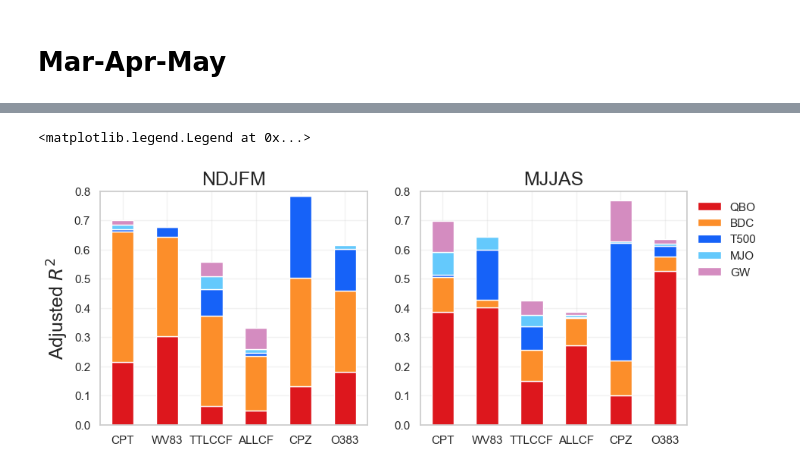
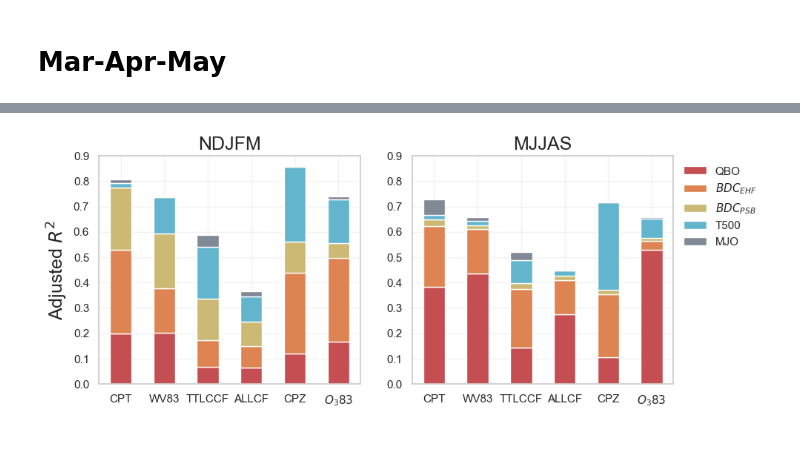
Before and after one commit to AodhanSweeney/TTLVariability, a Jupyter notebook: MLR_15NS_2seasons.ipynb, the cells around one changed output, grey strips where cells are left out. Drawn from its saved outputs; the diff is of its cells as text; code cells hidden in the pictures; blank space fills up the shorter version.

```diff
--- a/MLR_15NS_2seasons.ipynb
+++ b/MLR_15NS_2seasons.ipynb
@@ -398,6 +443,6 @@ gw_cal = np.reshape(gw_pe, (16,12))
 # %%
 # Targets
-cf_bw = season_finder(ttl_cirrus_cf_cal,0,1,2,10,11)[3:]
+cf_bw = season_finder(ttl_cirrus_cf_cal, 0,1,2,10,11)[3:]
 allcf_bw = season_finder(allcfTCF_cal, 0,1,2,10,11)[3:]
 cpt_bw = season_finder(cpt_cal, 0,1,2,10,11)[3:]
 cpz_bw = season_finder(cpz_cal, 0,1,2,10,11)[3:]
@@ -409,13 +454,17 @@ mjo_bw = season_finder(mjo_cal, 0,1,2,10,11)[3:]
 enso_bw = season_finder(enso_cal, 0,1,2,10,11)[3:]
 qbo_bw = season_finder(qbo_cal, 0,1,2,10,11)[3:]
 bdc_bw = season_finder(bdc_cal, 0,1,2,10,11)[3:]
-gw_bw = season_finder(gw_cal, 0,1,2,10,11)[3:]
+up100_bw = season_finder(UP100_cal, 0,1,2,10,11)[3:]
+rawup100_bw = season_finder(rawUP100_cal, 0,1,2,10,11)[3:]
 
-predictors_and_target_original = [cpt_bw, cpz_bw, wv_bw, cf_bw, allcf_bw, qbo_bw, enso_bw, mjo_bw, bdc_bw, gw_bw, o3_bw]
+
+
+
+predictors_and_target_original = [cpt_bw, cpz_bw, wv_bw, cf_bw, allcf_bw, o3_bw, qbo_bw, bdc_bw, up100_bw, enso_bw, mjo_bw, rawup100_bw]
 predictors_and_target = [predictors_and_target_original[i]/np.nanstd(predictors_and_target_original[i]) for i in range(len(predictors_and_target_original))]
 predictors_and_target_df = pd.DataFrame(np.transpose(predictors_and_target),
-                                        columns=['CPT','CPZ', 'WV82', 'TTLCCF', 'ALLCF', 'QBO', 'T500',
-                                                 'MJO', 'BDC', 'GW', 'O383'])
+                                        columns=['CPT','CPZ', 'WV83', 'TTLCCF', 'ALLCF', '$O_{3}83$',
+                                                'QBO', '$BDC_{EHF}$', '$BDC_{PSB}$', 'T500', 'MJO', '100 hPa \nUpwelling'])
 
 # Create Correlation and Siginficance Matrices
 corr_matrix = correlation_matrix_creator(predictors_and_target_df)
@@ -424,10 +473,10 @@ corr_matrix = correlation_matrix_creator(predictors_and_target_df)
 heatmap = corr_matrix_plotter(corr_matrix)
 
 # Create Linear Regression Models
-X = predictors_and_target_df[['QBO', 'BDC', 'T500']]
+X = predictors_and_target_df[['QBO', 'MJO', 'T500']]
 Y1 = predictors_and_target_df['CPT']
 Y2 = predictors_and_target_df['TTLCCF']
-Y3 = predictors_and_target_df['WV82']
+Y3 = predictors_and_target_df['WV83']
 Y4 = predictors_and_target_df['ALLCF']
 Y5 = predictors_and_target_df['CPZ']
 lr_table(X, Y1, Y2, Y3, Y4, Y5)
@@ -517,56 +583,55 @@ for predictors_and_target_df_idx in range(0, 2):
     predictors_and_target_df = seasonal_predictor_and_target_dfs[predictors_and_target_df_idx]
     axs_obj = axs_flat[predictors_and_target_df_idx]
     # Plot correlation Matrix
-    LSD = predictors_and_target_df[['QBO', 'BDC','T500', 'MJO']]
-    LSD_GW = predictors_and_target_df[['QBO', 'BDC','T500', 'MJO', 'GW']]
+    LSD = predictors_and_target_df[['QBO', '$BDC_{EHF}$', '$BDC_{PSB}$', 'T500', 'MJO']]
 
     CPT = predictors_and_target_df['CPT']
-    WV = predictors_and_target_df['WV82']
+    WV = predictors_and_target_df['WV83']
     TTLCCF = predictors_and_target_df['TTLCCF']
     AllCF = predictors_and_target_df['ALLCF']
     CPZ = predictors_and_target_df['CPZ']
-    O3 = predictors_and_target_df['O383']
+    O3 = predictors_and_target_df['$O_{3}83$']
 
 
     targets = [CPT, WV, TTLCCF, AllCF, CPZ, O3]
     partitioned_variances = []
-    for TargetVariable in targets:
-        lm = pg.linear_regression(LSD, TargetVariable, add_intercept=True, relimp=True)
-        partitioned_adjr2 = lm.relimp_perc*lm.adj_r2[0]/100
-        partitioned_adjr2 = partitioned_adjr2.to_list()
-        partitioned_adjr2 = partitioned_adjr2[1:]
-        LSDR2 = lm.adj_r2[0].astype(float)
-        lm2 = pg.linear_regression(LSD_GW, TargetVariable, add_intercept=True, relimp=True)
-        LSDGWR2 = lm2.adj_r2[0].astype(float)
-        GW_partitioned_r2 = LSDGWR2 - LSDR2
-        partitioned_adjr2.append(GW_partitioned_r2)
+    for target_idx, TargetVariable in enumerate(targets):
+        if target_idx == 1:
+            LSD_ = LSD[:-1]
+            TargetVariable_ = TargetVariable[:-1]
+
+            lm = pg.linear_regression(LSD_, TargetVariable_, add_intercept=True, relimp=True)
+        else:
+            lm = pg.linear_regression(LSD, TargetVariable, add_intercept=True, relimp=True)
+
+        partitioned_adjr2 = lm.relimp.values[1:]
         partitioned_variances.append(partitioned_adjr2)
 
     partitioned_variances = pd.DataFrame(partitioned_variances,
-                                        index=['CPT', 'WV83', 'TTLCCF', 'ALLCF', 'CPZ', 'O383'],
-                                        columns=['QBO', 'BDC', 'T500', 'MJO', 'GW'])
+                                        index=['CPT', 'WV83', 'TTLCCF', 'ALLCF', 'CPZ', '$O_{3}83$'],
+                                        columns=['QBO', '$BDC_{EHF}$', '$BDC_{PSB}$', 'T500', 'MJO'])
 
     #barchart colors
-    bar_colors = np.array([(221,23,29),(252,142,42),(22,98,248),  (100,201,252), (212,140,192)])/255
+    bar_colors = ['#c44e52', '#dd8452','#ccb974', '#63b5cd', '#828996']
     sequential_colors = sns.color_palette(bar_colors, 5)
 
     # set plot style: grey grid in the background:
     sns.set(style="whitegrid")
 
     # sum of total explained variance (equal to models R2)
     total = np.nansum(partitioned_variances, axis=1,)
 
     #create stacked bar chart
     if predictors_and_target_df_idx == 0:
         partitioned_variances.plot(kind='bar', stacked=True, color=sequential_colors, rot=0, ax=axs_obj, legend=False)
         axs_obj.set_ylabel('Adjusted $R^{2}$', fontsize=18)
     else:
         partitioned_variances.plot(kind='bar', stacked=True, color=sequential_colors, rot=0, ax=axs_obj, legend=True)
-    axs_obj.set_ylim(0,0.8)
+    axs_obj.set_ylim(0,0.9)
     axs_obj.grid(alpha=0.25)
     axs_obj.set_title(season_strings[predictors_and_target_df_idx], fontsize=18)
 
 axs_obj.legend(loc='upper left', bbox_to_anchor=(1., 1.0), frameon=False)
+#plt.savefig('/home/disk/p/aodhan/cf_physical_parameters_correlations/figures/TTLVariabilityFinalFigures/Figure9.png', dpi=300)
 # %% [output]
-<matplotlib.legend.Legend at 0x...>
-[figure, old version]
+[figure, new version]
```
Also changed, not shown: parts of 13 cells of this notebook, 5 other files.
